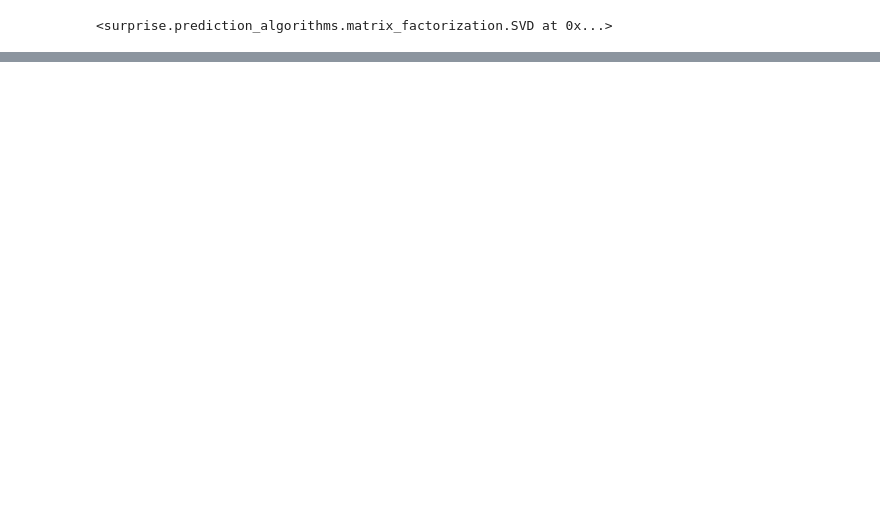
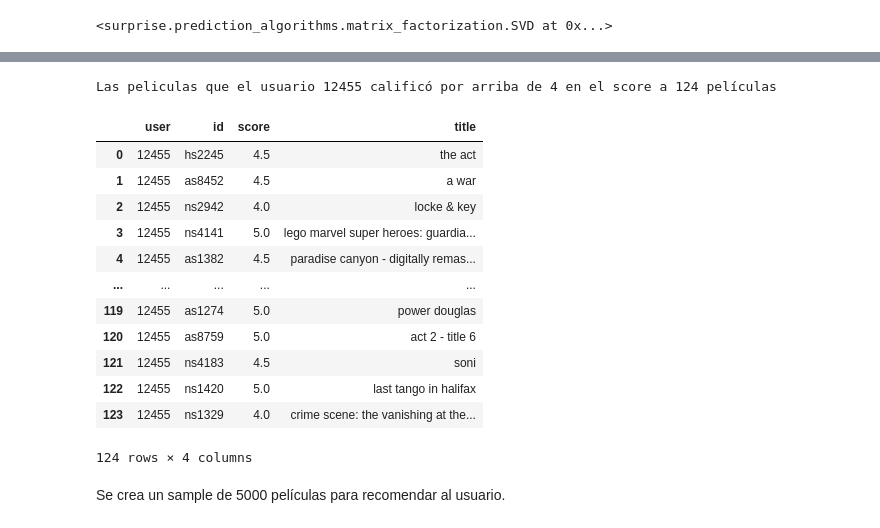
Before and after one commit to jospinoponce/ModeloRecomiendaPeliculas, a Jupyter notebook: Notebooks/3.ML_model.ipynb, the cells around one changed output, grey strips where cells are left out. Drawn from its saved outputs; the diff is of its cells as text; code cells hidden in the pictures; blank space fills up the shorter version.

```diff
--- a/Notebooks/3.ML_model.ipynb
+++ b/Notebooks/3.ML_model.ipynb
@@ -26,0 +8,5 @@ df_1=df_1[["id","user","score"]]
+# %%
+# se importan los datasets
+
+df_1=pd.read_parquet("../Datasets/df_1.parquet")
+df=pd.read_csv("../Datasets/df.csv")
@@ -26,0 +22,3 @@ df_1=df_1[["id","user","score"]]
+# %%
+df=df[['id', 'title']]
+df
@@ -59,0 +120,8 @@ Prediction(uid='66258', iid='ds1370', r_ui=4, est=3.533636823010311, details={'w
+# %%
+usuario = 12455
+
+rating = 4 # Se toma  películas a las que haya calificado con 4 o 5 estrellas
+
+df_user = df_1[(df_1['user'] == usuario) & (df_1['score'] >= rating)]
+df_user = df_user.reset_index(drop=True)
+df_user
@@ -59,0 +142,28 @@ Prediction(uid='66258', iid='ds1370', r_ui=4, est=3.533636823010311, details={'w
+# %%
+# se crea un dataframe con  el id pelicula y el titulo de df
+
+df_pelicula = df
+
+# Se une los dos dataframe por el id para ver el nombre de la id de la pelicula.
+
+df_user=pd.merge(df_user,df_pelicula,how='inner',on='id')
+
+print (f'Las peliculas que el usuario {usuario} calificó por arriba de 4 en el score a {len(df_user)} películas')
+df_user
+# %% [output]
+Las peliculas que el usuario 12455 calificó por arriba de 4 en el score a 124 películas
+|  | user | id | score | title |
+| 0 | 12455 | hs2245 | 4.5 | the act |
+| 1 | 12455 | as8452 | 4.5 | a war |
+| 2 | 12455 | ns2942 | 4.0 | locke & key |
+| 3 | 12455 | ns4141 | 5.0 | lego marvel super heroes: guardia... |
+| 4 | 12455 | as1382 | 4.5 | paradise canyon - digitally remas... |
+| ... | ... | ... | ... | ... |
+| 119 | 12455 | as1274 | 5.0 | power douglas |
+| 120 | 12455 | as8759 | 5.0 | act 2 - title 6 |
+| 121 | 12455 | ns4183 | 4.5 | soni |
+| 122 | 12455 | ns1420 | 5.0 | last tango in halifax |
+| 123 | 12455 | ns1329 | 4.0 | crime scene: the vanishing at the... |
+124 rows × 4 columns
+# %% [markdown]
+Se crea un sample de 5000 películas para recomendar al usuario.
```
Also changed, not shown: parts of 38 cells of this notebook, 1 other file.
